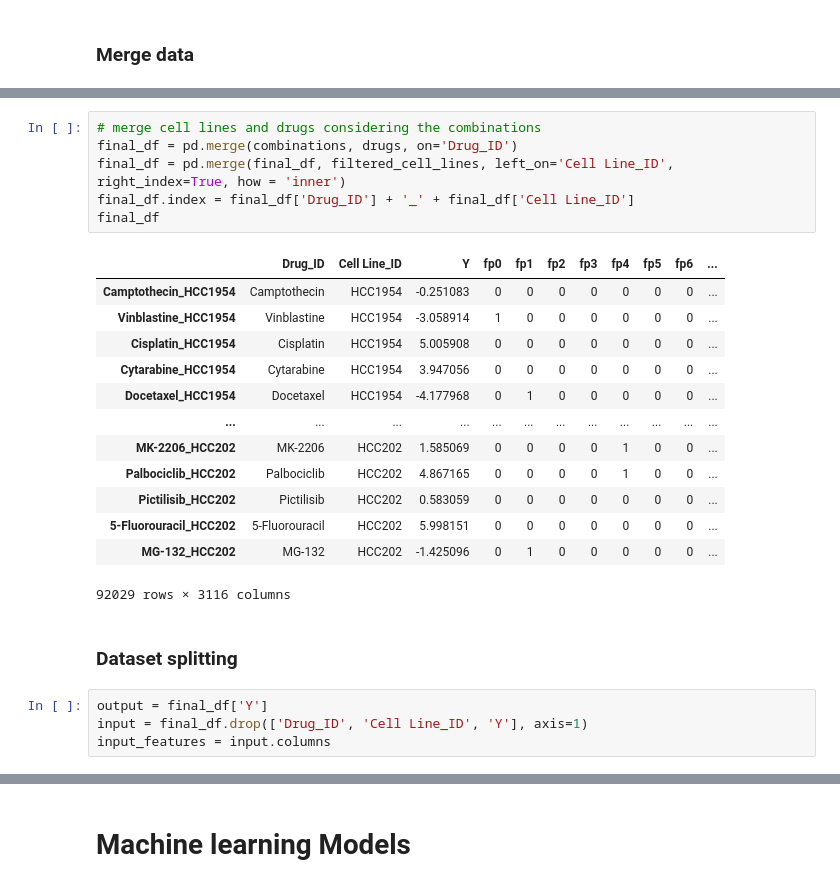
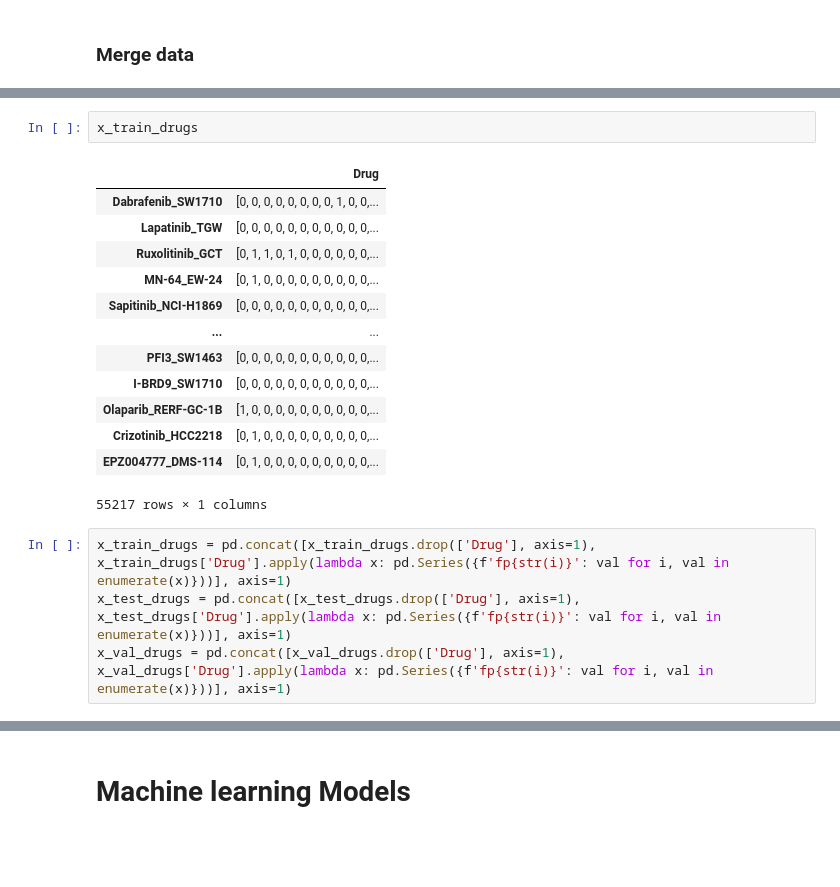
Before and after one commit to paulo-seixal/drug_sensitivity, a Jupyter notebook: baseline_ml.ipynb, the cells around one changed output, grey strips where cells are left out. Cells and saved outputs as stored; diff of their text form; blank space fills up the shorter version.

```diff
--- a/baseline_ml.ipynb
+++ b/baseline_ml.ipynb
@@ -118,26 +64,20 @@ drugs
-# %%
-# merge cell lines and drugs considering the combinations
-final_df = pd.merge(combinations, drugs, on='Drug_ID')
-final_df = pd.merge(final_df, filtered_cell_lines, left_on='Cell Line_ID', right_index=True, how = 'inner')
-final_df.index = final_df['Drug_ID'] + '_' + final_df['Cell Line_ID']
-final_df
-# %% [output]
-|  | Drug_ID | Cell Line_ID | Y | fp0 | fp1 | fp2 | fp3 | fp4 | fp5 | fp6 | ... |
-| Camptothecin_HCC1954 | Camptothecin | HCC1954 | -0.251083 | 0 | 0 | 0 | 0 | 0 | 0 | 0 | ... |
-| Vinblastine_HCC1954 | Vinblastine | HCC1954 | -3.058914 | 1 | 0 | 0 | 0 | 0 | 0 | 0 | ... |
-| Cisplatin_HCC1954 | Cisplatin | HCC1954 | 5.005908 | 0 | 0 | 0 | 0 | 0 | 0 | 0 | ... |
-| Cytarabine_HCC1954 | Cytarabine | HCC1954 | 3.947056 | 0 | 0 | 0 | 0 | 0 | 0 | 0 | ... |
-| Docetaxel_HCC1954 | Docetaxel | HCC1954 | -4.177968 | 0 | 1 | 0 | 0 | 0 | 0 | 0 | ... |
-| ... | ... | ... | ... | ... | ... | ... | ... | ... | ... | ... | ... |
-| MK-2206_HCC202 | MK-2206 | HCC202 | 1.585069 | 0 | 0 | 0 | 0 | 1 | 0 | 0 | ... |
-| Palbociclib_HCC202 | Palbociclib | HCC202 | 4.867165 | 0 | 0 | 0 | 0 | 1 | 0 | 0 | ... |
-| Pictilisib_HCC202 | Pictilisib | HCC202 | 0.583059 | 0 | 0 | 0 | 0 | 0 | 0 | 0 | ... |
-| 5-Fluorouracil_HCC202 | 5-Fluorouracil | HCC202 | 5.998151 | 0 | 0 | 0 | 0 | 0 | 0 | 0 | ... |
-| MG-132_HCC202 | MG-132 | HCC202 | -1.425096 | 0 | 1 | 0 | 0 | 0 | 0 | 0 | ... |
-92029 rows × 3116 columns
-# %% [markdown]
-### Dataset splitting ###
-# %%
-output = final_df['Y']
-input = final_df.drop(['Drug_ID', 'Cell Line_ID', 'Y'], axis=1)
-input_features = input.columns
+# %%
+x_train_drugs
+# %% [output]
+|  | Drug |
+| Dabrafenib_SW1710 | [0, 0, 0, 0, 0, 0, 0, 0, 1, 0, 0,... |
+| Lapatinib_TGW | [0, 0, 0, 0, 0, 0, 0, 0, 0, 0, 0,... |
+| Ruxolitinib_GCT | [0, 1, 1, 0, 1, 0, 0, 0, 0, 0, 0,... |
+| MN-64_EW-24 | [0, 1, 0, 0, 0, 0, 0, 0, 0, 0, 0,... |
+| Sapitinib_NCI-H1869 | [0, 0, 0, 0, 0, 0, 0, 0, 0, 0, 0,... |
+| ... | ... |
+| PFI3_SW1463 | [0, 0, 0, 0, 0, 0, 0, 0, 0, 0, 0,... |
+| I-BRD9_SW1710 | [0, 0, 0, 0, 0, 0, 0, 0, 0, 0, 0,... |
+| Olaparib_RERF-GC-1B | [1, 0, 0, 0, 0, 0, 0, 0, 0, 0, 0,... |
+| Crizotinib_HCC2218 | [0, 1, 0, 0, 0, 0, 0, 0, 0, 0, 0,... |
+| EPZ004777_DMS-114 | [0, 1, 0, 0, 0, 0, 0, 0, 0, 0, 0,... |
+55217 rows × 1 columns
+# %%
+x_train_drugs = pd.concat([x_train_drugs.drop(['Drug'], axis=1), x_train_drugs['Drug'].apply(lambda x: pd.Series({f'fp{str(i)}': val for i, val in enumerate(x)}))], axis=1)
+x_test_drugs = pd.concat([x_test_drugs.drop(['Drug'], axis=1), x_test_drugs['Drug'].apply(lambda x: pd.Series({f'fp{str(i)}': val for i, val in enumerate(x)}))], axis=1)
+x_val_drugs = pd.concat([x_val_drugs.drop(['Drug'], axis=1), x_val_drugs['Drug'].apply(lambda x: pd.Series({f'fp{str(i)}': val for i, val in enumerate(x)}))], axis=1)
```
Also changed, not shown: parts of 22 cells of this notebook, 9 other files.
